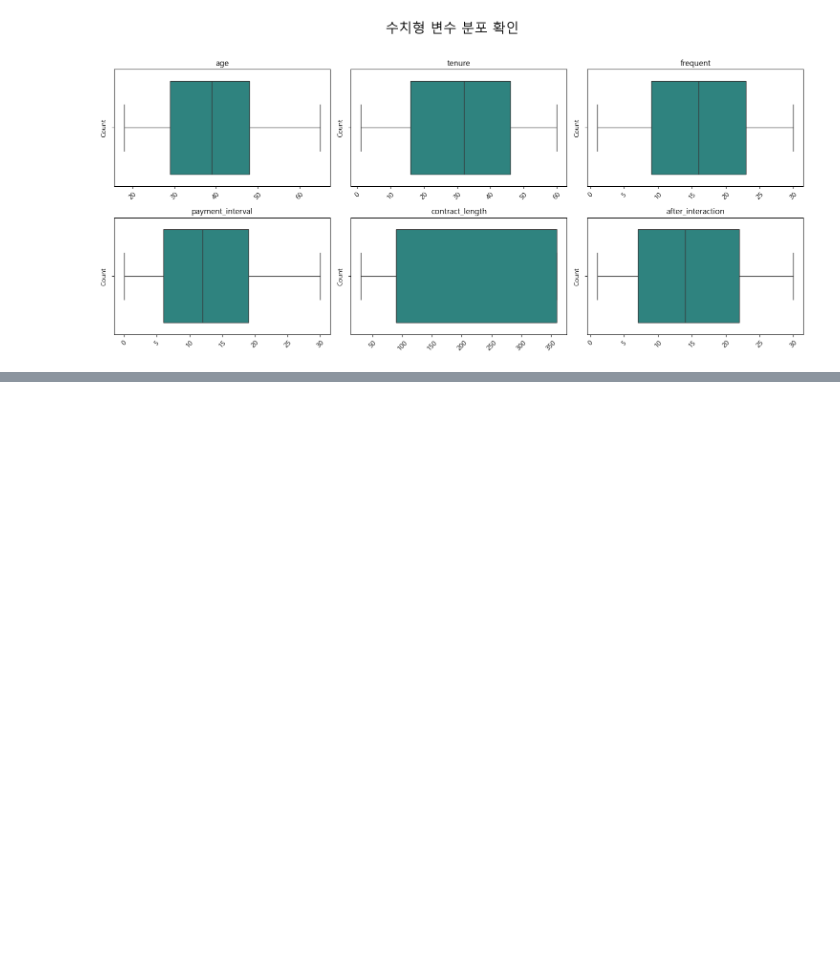
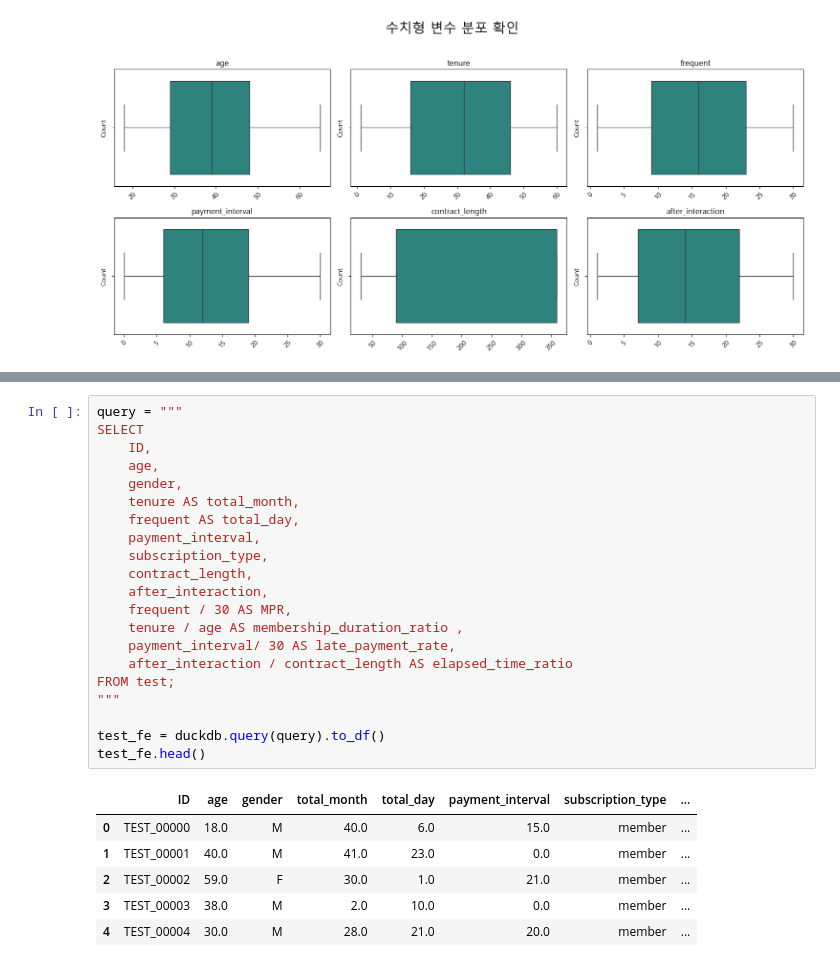
Before and after one commit to smOH306/dacon_basic_customer_support_tier_classification, a Jupyter notebook: notebooks/playground.ipynb, the cells around one changed output, grey strips where cells are left out. Saved outputs shown, nothing was run; the diff lists cells and outputs as text; blank space fills up the shorter version.

```diff
--- a/notebooks/playground.ipynb
+++ b/notebooks/playground.ipynb
@@ -98,0 +160,28 @@ plt.tight_layout(rect=[0, 0, 1, 0.96])
+# %%
+query = """
+SELECT
+    ID,
+    age,
+    gender,
+    tenure AS total_month,
+    frequent AS total_day,
+    payment_interval,
+    subscription_type,
+    contract_length,
+    after_interaction,
+    frequent / 30 AS MPR,
+    tenure / age AS membership_duration_ratio ,
+    payment_interval/ 30 AS late_payment_rate,
+    after_interaction / contract_length AS elapsed_time_ratio
+FROM test;
+"""
+
+test_fe = duckdb.query(query).to_df()
+test_fe.head()
+# %% [output]
+|  | ID | age | gender | total_month | total_day | payment_interval | subscription_type | ... |
+| 0 | TEST_00000 | 18.0 | M | 40.0 | 6.0 | 15.0 | member | ... |
+| 1 | TEST_00001 | 40.0 | M | 41.0 | 23.0 | 0.0 | member | ... |
+| 2 | TEST_00002 | 59.0 | F | 30.0 | 1.0 | 21.0 | member | ... |
+| 3 | TEST_00003 | 38.0 | M | 2.0 | 10.0 | 0.0 | member | ... |
+| 4 | TEST_00004 | 30.0 | M | 28.0 | 21.0 | 20.0 | member | ... |
```
Also changed, not shown: parts of 13 cells of this notebook, 1 other file.
